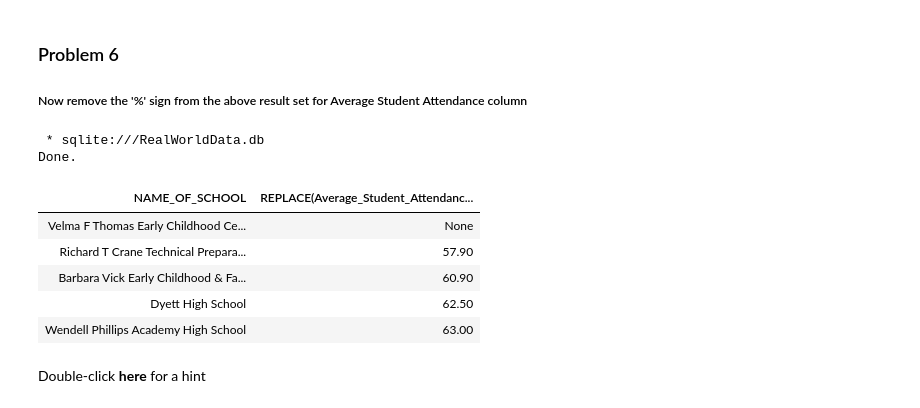
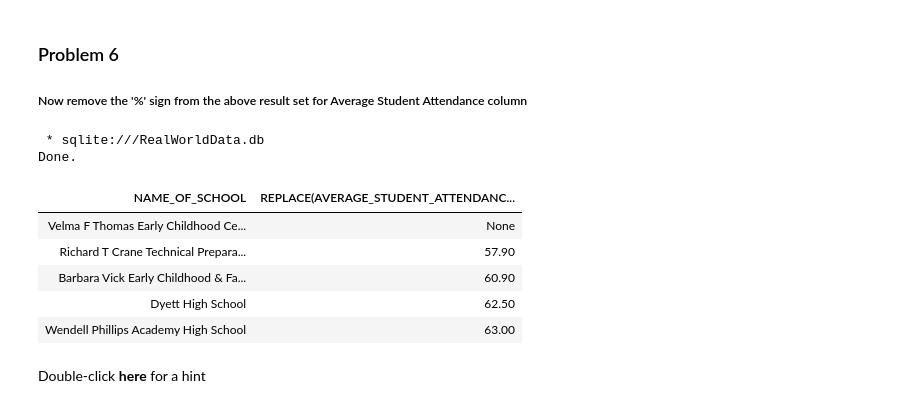
Before and after one commit to IGardocki/IBM_Data_Science, a Jupyter notebook: 6_Databases_and_SQL_for_Data_Science_with_Python/12_Working_with_a_Real_World_Data_Set.ipynb, the cells around one changed output. Saved outputs shown, nothing was run; the diff lists cells and outputs as text; code cells hidden in the pictures.

```diff
--- a/6_Databases_and_SQL_for_Data_Science_with_Python/12_Working_with_a_Real_World_Data_Set.ipynb
+++ b/6_Databases_and_SQL_for_Data_Science_with_Python/12_Working_with_a_Real_World_Data_Set.ipynb
@@ -388,14 +400,14 @@ Double-click **here** for the solution.
 
 ##### Now remove the '%' sign from the above result set for Average Student Attendance column
 # %%
-%sql SELECT Name_of_School, REPLACE(Average_Student_Attendance, '%', '') \
-     from CHICAGO_PUBLIC_SCHOOLS_DATA \
-     order by Average_Student_Attendance \
+%sql SELECT Name_of_School, REPLACE(AVERAGE_STUDENT_ATTENDANCE, '%', '') \
+     FROM CHICAGO_PUBLIC_SCHOOLS_DATA \
+     ORDER BY AVERAGE_STUDENT_ATTENDANCE \
      LIMIT 5
 # %% [output]
  * sqlite:///RealWorldData.db
 Done.
-| NAME_OF_SCHOOL | REPLACE(Average_Student_Attendanc... |
+| NAME_OF_SCHOOL | REPLACE(AVERAGE_STUDENT_ATTENDANC... |
 | Velma F Thomas Early Childhood Ce... | None |
 | Richard T Crane Technical Prepara... | 57.90 |
 | Barbara Vick Early Childhood & Fa... | 60.90 |
```
Also changed, not shown: parts of 19 cells of this notebook.
